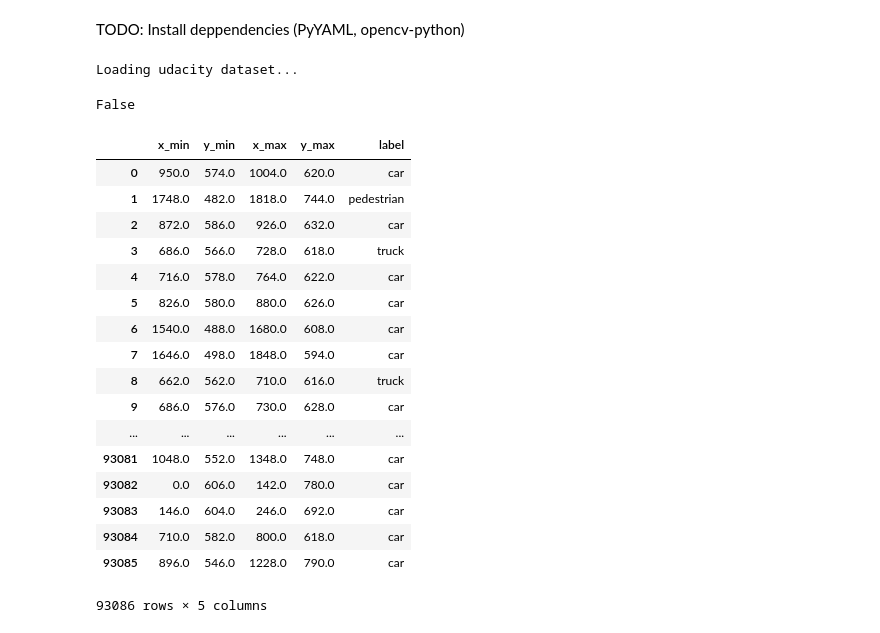
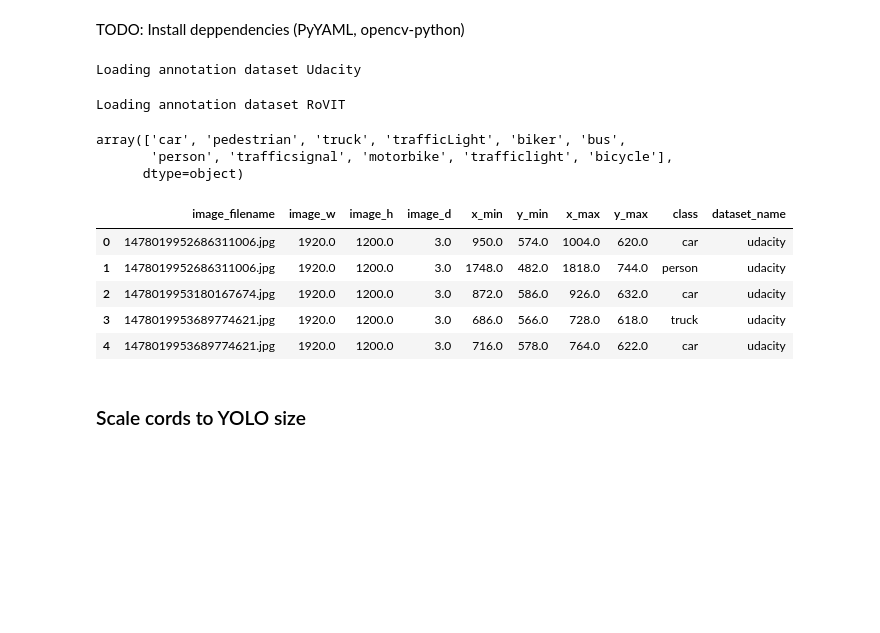
Before and after one commit to zvadaadam/traffic-object-detection, a Jupyter notebook: object_detection/utils/anchores.ipynb, the cells around one changed output. Saved outputs shown, nothing was run; the diff lists cells and outputs as text; code cells hidden in the pictures; blank space fills up the shorter version.

```diff
--- a/object_detection/utils/anchores.ipynb
+++ b/object_detection/utils/anchores.ipynb
@@ -16,29 +18,4 @@ pd.options.mode.chained_assignment = None
 # %%
-config_path = '/Users/adam.zvada/Documents/Dev/object-detection/config/test.yml'
+config_path = '/home/zvadaada/traffic-object-detection/config/yolo.yml'
 config = ConfigReader(config_path)
-dataset = UdacityObjectDataset(config)
+dataset = AllDataset(config)
-# %% [output]
-Loading udacity dataset...
-False
-# %%
-df_cord_label = dataset.df_true[['x_min', 'y_min', 'x_max', 'y_max', 'label']]
-df_cord_label
-# %% [output]
-|  | x_min | y_min | x_max | y_max | label |
-| 0 | 950.0 | 574.0 | 1004.0 | 620.0 | car |
-| 1 | 1748.0 | 482.0 | 1818.0 | 744.0 | pedestrian |
-| 2 | 872.0 | 586.0 | 926.0 | 632.0 | car |
-| 3 | 686.0 | 566.0 | 728.0 | 618.0 | truck |
-| 4 | 716.0 | 578.0 | 764.0 | 622.0 | car |
-| 5 | 826.0 | 580.0 | 880.0 | 626.0 | car |
-| 6 | 1540.0 | 488.0 | 1680.0 | 608.0 | car |
-| 7 | 1646.0 | 498.0 | 1848.0 | 594.0 | car |
-| 8 | 662.0 | 562.0 | 710.0 | 616.0 | truck |
-| 9 | 686.0 | 576.0 | 730.0 | 628.0 | car |
-| ... | ... | ... | ... | ... | ... |
-| 93081 | 1048.0 | 552.0 | 1348.0 | 748.0 | car |
-| 93082 | 0.0 | 606.0 | 142.0 | 780.0 | car |
-| 93083 | 146.0 | 604.0 | 246.0 | 692.0 | car |
-| 93084 | 710.0 | 582.0 | 800.0 | 618.0 | car |
-| 93085 | 896.0 | 546.0 | 1228.0 | 790.0 | car |
-93086 rows × 5 columns
@@ -47,0 +22,11 @@ org_image_height = 1980.0
+# %%
+df_true = dataset.load_annotation_df()
+# %% [output]
+Loading annotation dataset Udacity
+Loading annotation dataset RoVIT
+# %%
+df_true['class'].unique()
+# %% [output]
+array(['car', 'pedestrian', 'truck', 'trafficLight', 'biker', 'bus',
+       'person', 'trafficsignal', 'motorbike', 'trafficlight', 'bicycle'],
+      dtype=object)
@@ -48 +37,12 @@ org_image_height = 1980.0
+# %%
+df_true.head()
+# %% [output]
+|  | image_filename | image_w | image_h | image_d | x_min | y_min | x_max | y_max | class | dataset_name |
+| 0 | 1478019952686311006.jpg | 1920.0 | 1200.0 | 3.0 | 950.0 | 574.0 | 1004.0 | 620.0 | car | udacity |
+| 1 | 1478019952686311006.jpg | 1920.0 | 1200.0 | 3.0 | 1748.0 | 482.0 | 1818.0 | 744.0 | person | udacity |
+| 2 | 1478019953180167674.jpg | 1920.0 | 1200.0 | 3.0 | 872.0 | 586.0 | 926.0 | 632.0 | car | udacity |
+| 3 | 1478019953689774621.jpg | 1920.0 | 1200.0 | 3.0 | 686.0 | 566.0 | 728.0 | 618.0 | truck | udacity |
+| 4 | 1478019953689774621.jpg | 1920.0 | 1200.0 | 3.0 | 716.0 | 578.0 | 764.0 | 622.0 | car | udacity |
+# %% [markdown]
+### Scale cords to YOLO size
 # %%
```
Also changed, not shown: parts of 14 cells of this notebook, 5 other files.
